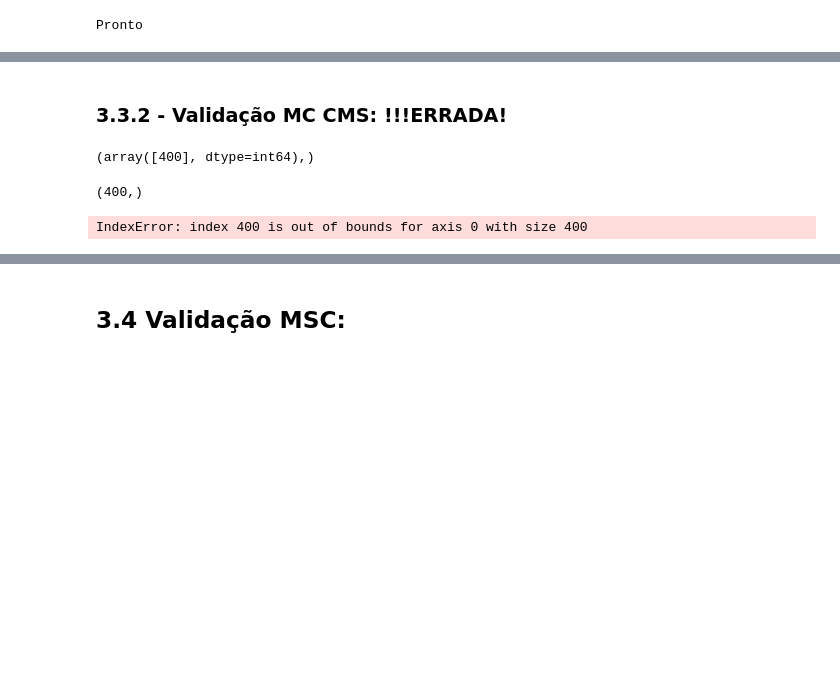
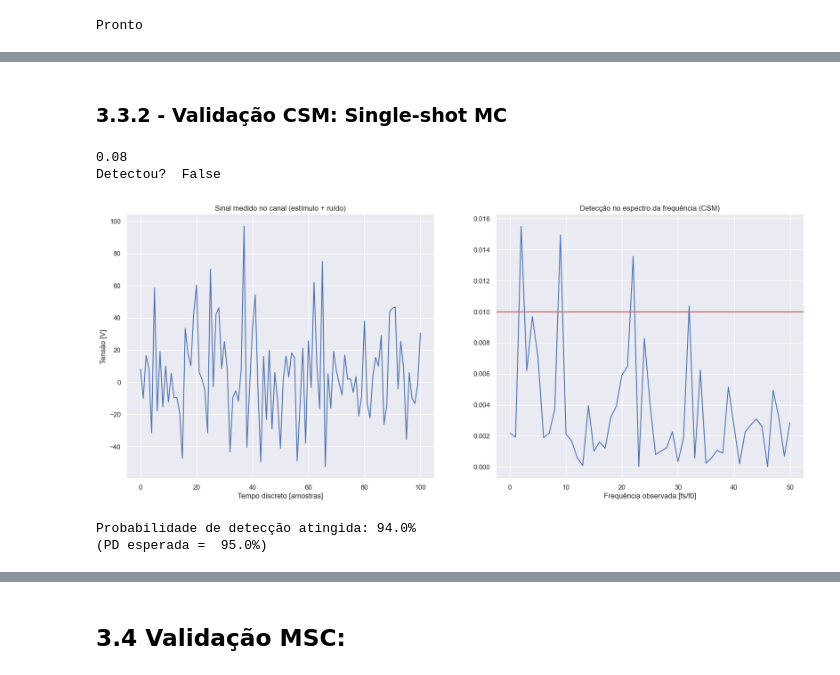
Before and after one commit to Alexandre-Caldeira/detection-theory-101, a Jupyter notebook: notebooks/comCalma.ipynb, the cells around one changed output, grey strips where cells are left out. Cells and saved outputs as stored; diff of their text form; code cells hidden in the pictures; blank space fills up the shorter version.

```diff
--- a/notebooks/comCalma.ipynb
+++ b/notebooks/comCalma.ipynb
@@ -536,24 +550,66 @@ plt.xlim([Mmin, Mmax]);
 # %% [markdown]
-### 3.3.2 - Validação MC CMS: !!!ERRADA!
+### 3.3.2 - Validação CSM: Single-shot MC
+# %%
+nSim = int(1e4) # num. de simulações (sen+ruido=>ord=>detecção?)
+N = int(1e4) # num. de pontos na senóide
+
+# Calcula senóide base e frequência para encontrar bins:
+f0 = 100
+fs = 1000
+M = 300
+tj = 100 # 1 seg/jan
+N = M*tj # 100*5 = 500 segundos
+amp = 1
+x = senoide(amplitude=amp, N=N, f0 = f0, fs=fs)
+
+amplitudeRuido = 30
+alpha = 0.05
+limiar = vc_CSM(M=M, alpha=0.05) # alpha = 5%
+nd = 0
+
+# Soma ruido aleatório novo à senóide inicial, em cada simulação:
+sinal = x + amplitudeRuido*rd.randn(N,)
+
+# Calcula SFT na f0:
+[_, ORD]= ord_CSM(sinal=sinal, tamanhoJanela=tj, M=M)
+
+plt.subplot(121);
+sns.lineplot(data = sinal[0:101]);
+plt.title('Sinal medido no canal (estímulo + ruído)');
+plt.xlabel('Tempo discreto [amostras]');
+plt.ylabel('Tensão [V]');
+
+plt.subplot(122);
+# print(fs/f0) # ORD está na frequencia observada (fl = fs/f0)
+sns.lineplot(data = ORD[0:51]);
+plt.axhline(y=limiar, color='r');
+plt.title('Detecção no espectro da frequência (CSM)');
+plt.xlabel('Frequência observada [fs/f0]');
+# plt.legend('CSM','Limiar');
+
+pD = np.mean(ORD>limiar)
+print(pD)
+print('Detectou? ', ORD[round(fs/f0)] > limiar)
+# Altere a amplitude do ruido para observar o efeito :)
+# %% [output]
+0.08
+Detectou?  False
+[figure, added]
 # %%
 nSim = int(1e4) # num. de simulações (sen+ruido=>ord=>detecção?)
 N = int(1e4) # num. de pontos na senóide
 
-# Calcula senóide base e frequência para encontrar bins:
+# Calcula senóide base:
 f0 = 100
 fs = 1000
-M = 10
-tj = 400 # 5 seg/jan
-N = M*tj # 100*5 = 500 segundos
+M = 300
+tj = 100 # 1 seg/jan
+N = M*tj
 amp = 1
 x = senoide(amplitude=amp, N=N, f0 = f0, fs=fs)
-[F, _, _] = niasFFT(sinal = x, fs=fs)
-bin_f0 = np.where(F==f0)[0][0]
-print(np.where(F==f0))
 
-amplitudeRuido = 0.1
-alpha = 0.05
-limiar = vc_CSM(M=M, alpha=0.05) # alpha = 5%
+amplitudeRuido = 32 # SNR[dB] = 20log(1/35) ~= -30 dB
+limiar = vc_MSC(M=M) # alpha = 5%
 nd = 0
 
 for i in tqdm(range(0,nSim), desc = 'Simulando'):
@@ -561,16 +617,14 @@ for i in tqdm(range(0,nSim), desc = 'Simulando'):
     sinal = x + amplitudeRuido*rd.randn(N,)
 
     # Calcula SFT na f0:
-    [_, ORD]= ord_CSM(sinal=sinal, tamanhoJanela=tj, M=M)
-    print(ORD.shape)
+    [_, ORD]= ord_MSC(sinal = sinal, tamanhoJanela=tj, M= M)
+
     # Detecção?
-    if ORD[bin_f0] > limiar: nd +=1
-    # nd = np.mean(ORD>limiar)
+    if  ORD[round(fs/f0)] > limiar: nd +=1
 
 
 print('Probabilidade de detecção atingida:', (nd/nSim)*100,'\b%')
 print('(PD esperada = ',100*(1-alpha),'\b%)')
 # %% [output]
-(array([400], dtype=int64),)
+Probabilidade de detecção atingida: 94.0%
+(PD esperada =  95.0%)
-(400,)
-IndexError: index 400 is out of bounds for axis 0 with size 400
```
Also changed, not shown: parts of 11 cells of this notebook.
